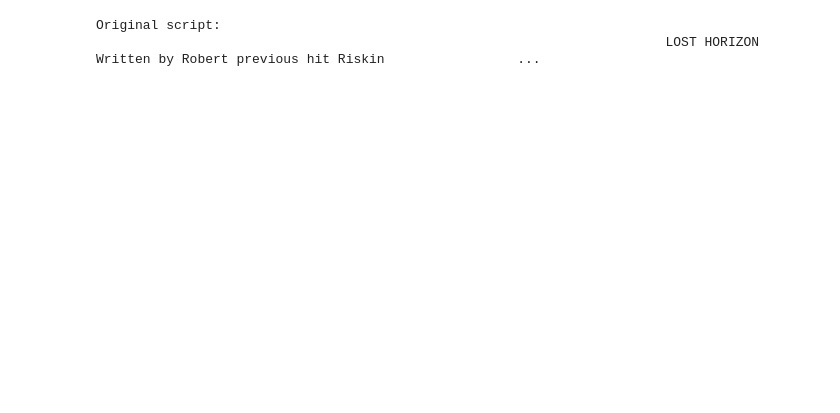
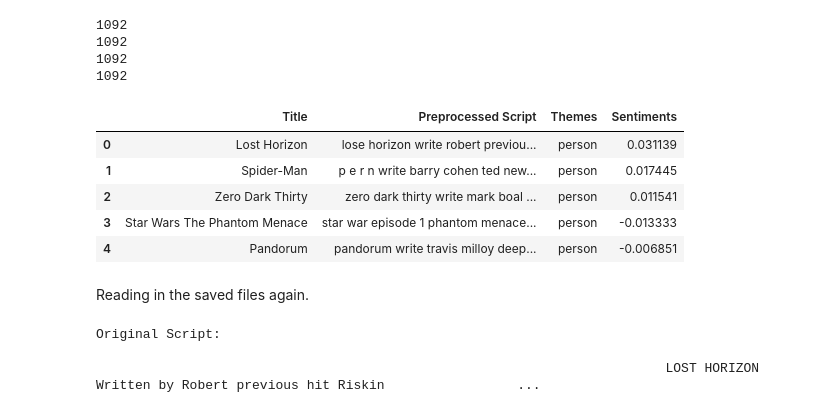
Before and after one commit to natalia-clark/MovieRecommendations, a Jupyter notebook: modelB.ipynb, the cells around one changed output. Saved outputs shown, nothing was run; the diff lists cells and outputs as text; code cells hidden in the pictures; blank space fills up the shorter version.

Commit message:
Adding final notebook with saved LDA model

```diff
--- a/modelB.ipynb
+++ b/modelB.ipynb
@@ -20,6 +56,10 @@ nltk.download('averaged_perceptron_tagger')
 nltk.download('wordnet')
 nltk.download('maxent_ne_chunker')
 nltk.download('words')
+nltk.download('stopwords')
+
+# Load spaCy model
+nlp = spacy.load('en_core_web_sm')
 # %% [output]
 [nltk_data] Downloading package punkt to
 [nltk_data]     /Users/nataliaclark/nltk_data...
@@ -96,4 +211,4 @@ directory_path = "dropbox-archive/movie_scripts/"
 titles, scripts = load_scripts_from_directory(directory_path)
 
 # Preprocess the scripts
-preprocessed_scripts = preprocess_scripts_advanced(scripts)
+preprocessed_scripts, themes, sentiments, lda = preprocess_scripts_advanced(scripts)
@@ -101,0 +271,36 @@ KeyboardInterrupt:
+# %%
+# fixing the aggregated themes into one value which is the mode of the themes
+aggregated_themes = [max(set(theme), key=theme.count) for theme in aggregated_themes]
+# %%
+# Now aggregated_sentiments and aggregated_themes should have the correct sizes matching the number of scripts
+print(len(aggregated_sentiments))  # Should match the number of scripts
+print(len(aggregated_themes))  # Should match the number of scripts
+print(len(titles))  # Should match the number of scripts
+print(len(preprocessed_scripts))  # Should match the number of scripts
+# %% [output]
+1092
+1092
+1092
+1092
+# %%
+# constructing dataframe
+df = pd.DataFrame({
+    'Title': titles,
+    'Preprocessed Script': preprocessed_scripts,
+    'Themes': aggregated_themes,
+    'Sentiments': aggregated_sentiments})
+df.columns = df.columns.astype(str)
+# fixing types to be strings, not object
+df['Title'] = df['Title'].astype(str)
+df['Preprocessed Script'] = df['Preprocessed Script'].astype(str)
+df['Themes'] = df['Themes'].astype(str)
+df['Sentiments'] = df['Sentiments'].astype(float)
+df = df.reset_index(drop=True)
+df.head()
+# %% [output]
+|  | Title | Preprocessed Script | Themes | Sentiments |
+| 0 | Lost Horizon | lose horizon write robert previou... | person | 0.031139 |
+| 1 | Spider-Man | p e r n write barry cohen ted new... | person | 0.017445 |
+| 2 | Zero Dark Thirty | zero dark thirty write mark boal ... | person | 0.011541 |
+| 3 | Star Wars The Phantom Menace | star war episode 1 phantom menace... | person | -0.013333 |
+| 4 | Pandorum | pandorum write travis milloy deep... | person | -0.006851 |
@@ -101,0 +310,2 @@ KeyboardInterrupt:
+# %% [markdown]
+Reading in the saved files again.
@@ -102,9 +324,12 @@ KeyboardInterrupt:
 # %%
 # add comparison of the original and preprocessed script for one example
-print("Original script:")
+print("Original Script:\n")
 print(scripts[0])
-print("\n\nPreprocessed script:")
+print("\n\nPreprocessed Script:\n")
 print(preprocessed_scripts[0])
+print ("\n\nThemes:\n", themes[0])
+print ("\n\nSentiment:", sentiments[0])
 # %% [output]
-Original script:
+Original Script:
+
                                                                          LOST HORIZON                                                              Written by Robert previous hit Riskin                 ...
```
Also changed, not shown: parts of 27 cells of this notebook, 1 other file.
